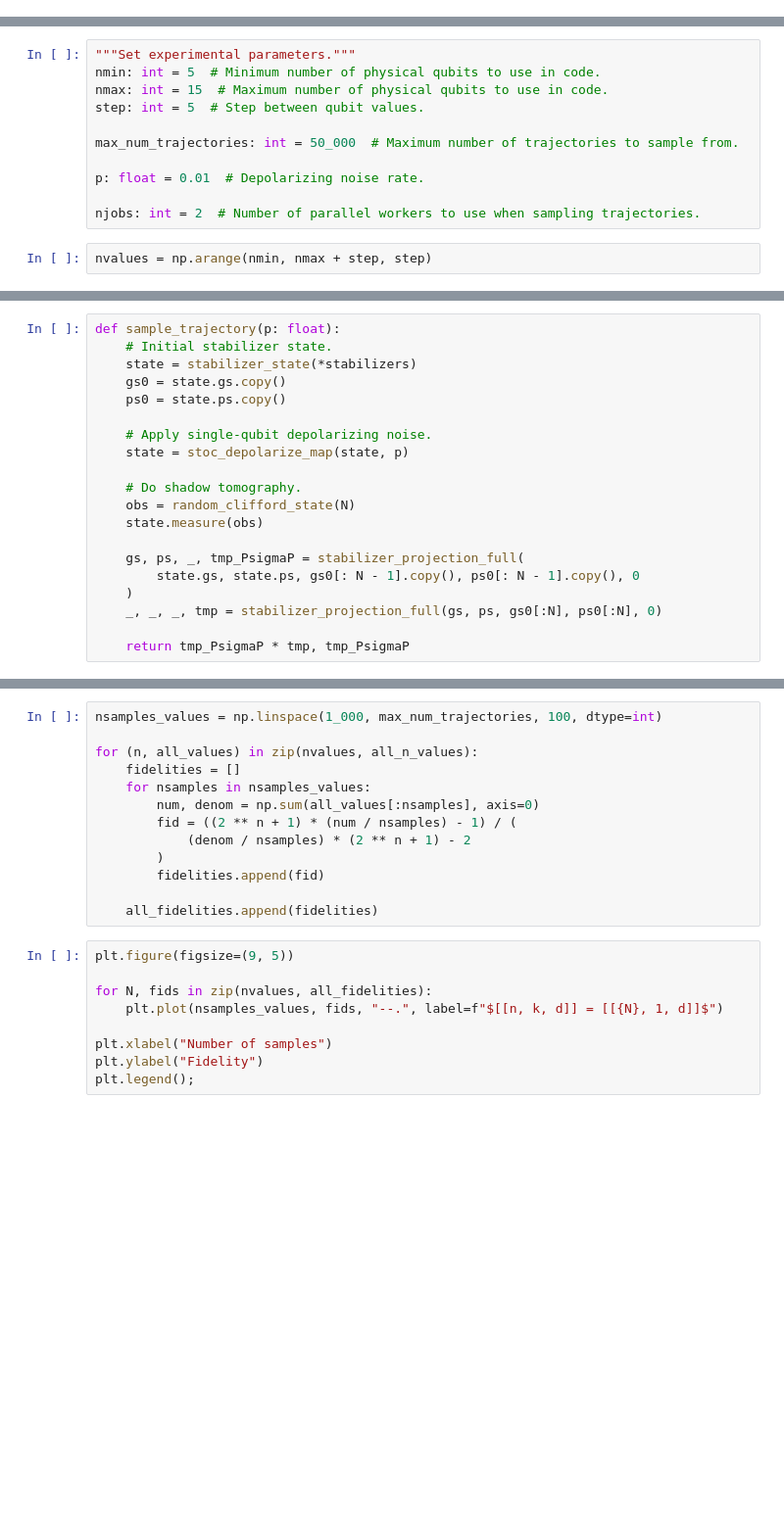
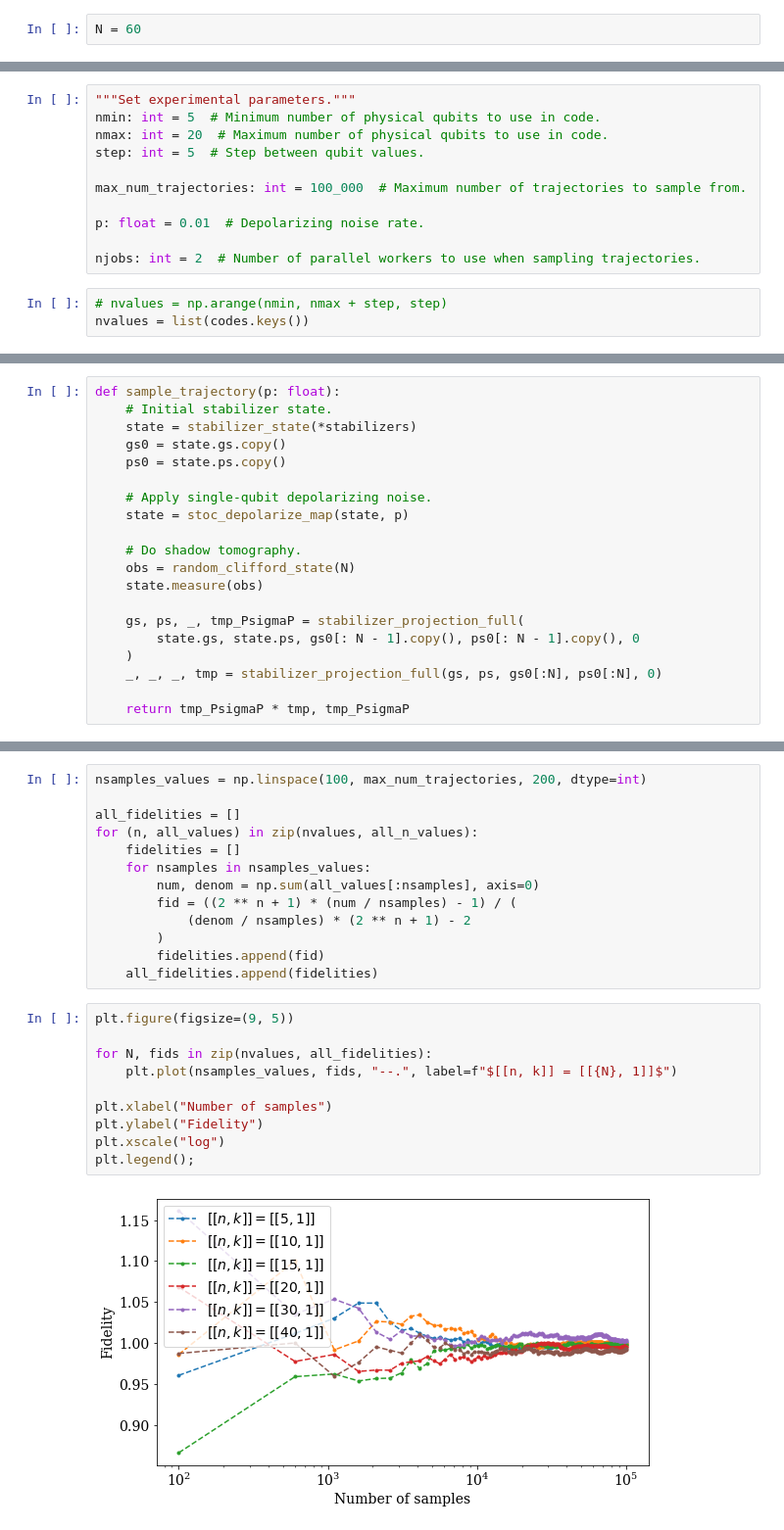
Before and after one commit to hongyehu/Sim-Clifford, a Jupyter notebook: lst_convergence.ipynb, the cells around one changed output, grey strips where cells are left out. Shown: that part at 98% size. Cells and saved outputs as stored; diff of their text form; blank space fills up the shorter version.

```diff
--- a/lst_convergence.ipynb
+++ b/lst_convergence.ipynb
@@ -14,0 +243,2 @@ plt.rcParams.update({"font.family": "serif", "font.size": 16})
+# %%
+N = 60
@@ -17,13 +350,14 @@ plt.rcParams.update({"font.family": "serif", "font.size": 16})
 # %%
 """Set experimental parameters."""
 nmin: int = 5  # Minimum number of physical qubits to use in code.
-nmax: int = 15  # Maximum number of physical qubits to use in code.
+nmax: int = 20  # Maximum number of physical qubits to use in code.
 step: int = 5  # Step between qubit values.
 
-max_num_trajectories: int = 50_000  # Maximum number of trajectories to sample from.
+max_num_trajectories: int = 100_000  # Maximum number of trajectories to sample from.
 
 p: float = 0.01  # Depolarizing noise rate.
 
 njobs: int = 2  # Number of parallel workers to use when sampling trajectories.
 # %%
-nvalues = np.arange(nmin, nmax + step, step)
+# nvalues = np.arange(nmin, nmax + step, step)
+nvalues = list(codes.keys())
@@ -101,6 +403,7 @@ for N in nvalues:
 # %%
-nsamples_values = np.linspace(1_000, max_num_trajectories, 100, dtype=int)
+nsamples_values = np.linspace(100, max_num_trajectories, 200, dtype=int)
 
+all_fidelities = []
 for (n, all_values) in zip(nvalues, all_n_values):
     fidelities = []
     for nsamples in nsamples_values:
@@ -109,14 +412,16 @@ for (n, all_values) in zip(nvalues, all_n_values):
             (denom / nsamples) * (2 ** n + 1) - 2
         )
         fidelities.append(fid)
-
     all_fidelities.append(fidelities)
 # %%
 plt.figure(figsize=(9, 5))
 
 for N, fids in zip(nvalues, all_fidelities):
-    plt.plot(nsamples_values, fids, "--.", label=f"$[[n, k, d]] = [[{N}, 1, d]]$")
+    plt.plot(nsamples_values, fids, "--.", label=f"$[[n, k]] = [[{N}, 1]]$")
 
 plt.xlabel("Number of samples")
 plt.ylabel("Fidelity")
+plt.xscale("log")
 plt.legend();
+# %% [output]
+[figure, added]
```
Also changed, not shown: parts of 20 cells of this notebook.
